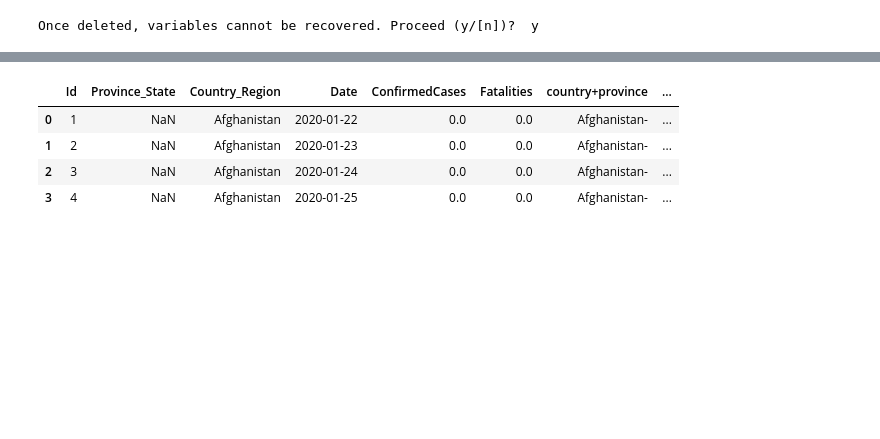
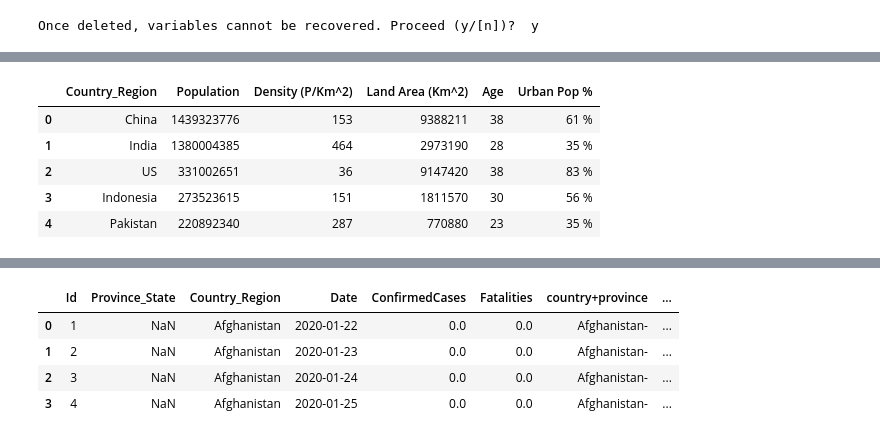
Before and after one commit to mail02ankit/covid19, a Jupyter notebook: ankit_notebook.ipynb, the cells around one changed output, grey strips where cells are left out. Cells and saved outputs as stored; diff of their text form; code cells hidden in the pictures; blank space fills up the shorter version.

```diff
--- a/ankit_notebook.ipynb
+++ b/ankit_notebook.ipynb
@@ -9,0 +25,21 @@ import matplotlib.pyplot as plt
+# %%
+# Rename coulmns
+df_pop.rename(columns={df_pop.columns[1]:'Country_Region'}, inplace=True)
+df_pop.rename(columns={df_pop.columns[2]:'Population'}, inplace=True)
+df_pop.rename(columns={df_pop.columns[5]:'Density (P/Km^2)'}, inplace=True)
+df_pop.rename(columns={df_pop.columns[6]:'Land Area (Km^2)'}, inplace=True)
+df_pop.rename(columns={df_pop.columns[9]:'Age' }, inplace=True)
+df_pop.rename(columns={df_pop.columns[10]:'Urban Pop %' }, inplace=True)
+
+columns_to_keep_pop = ['Country_Region', 'Population', 'Density (P/Km^2)', 'Land Area (Km^2)', 'Age', 'Urban Pop %']
+
+df_pop = df_pop[columns_to_keep_pop]
+
+df_pop.head(5)
+# %% [output]
+|  | Country_Region | Population | Density (P/Km^2) | Land Area (Km^2) | Age | Urban Pop % |
+| 0 | China | 1439323776 | 153 | 9388211 | 38 | 61 % |
+| 1 | India | 1380004385 | 464 | 2973190 | 28 | 35 % |
+| 2 | US | 331002651 | 36 | 9147420 | 38 | 83 % |
+| 3 | Indonesia | 273523615 | 151 | 1811570 | 30 | 56 % |
+| 4 | Pakistan | 220892340 | 287 | 770880 | 23 | 35 % |
```
Also changed, not shown: parts of 14 cells of this notebook, 1 other file.
